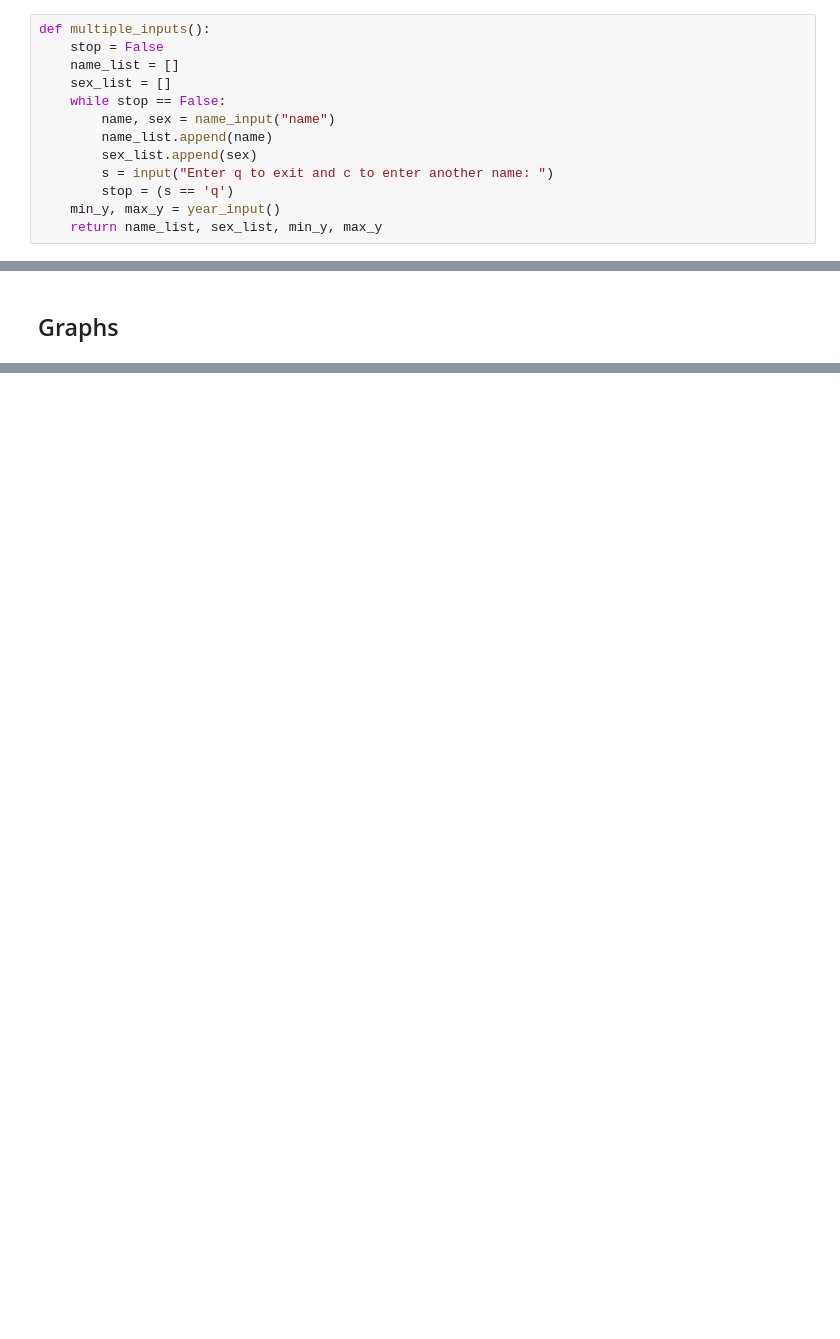
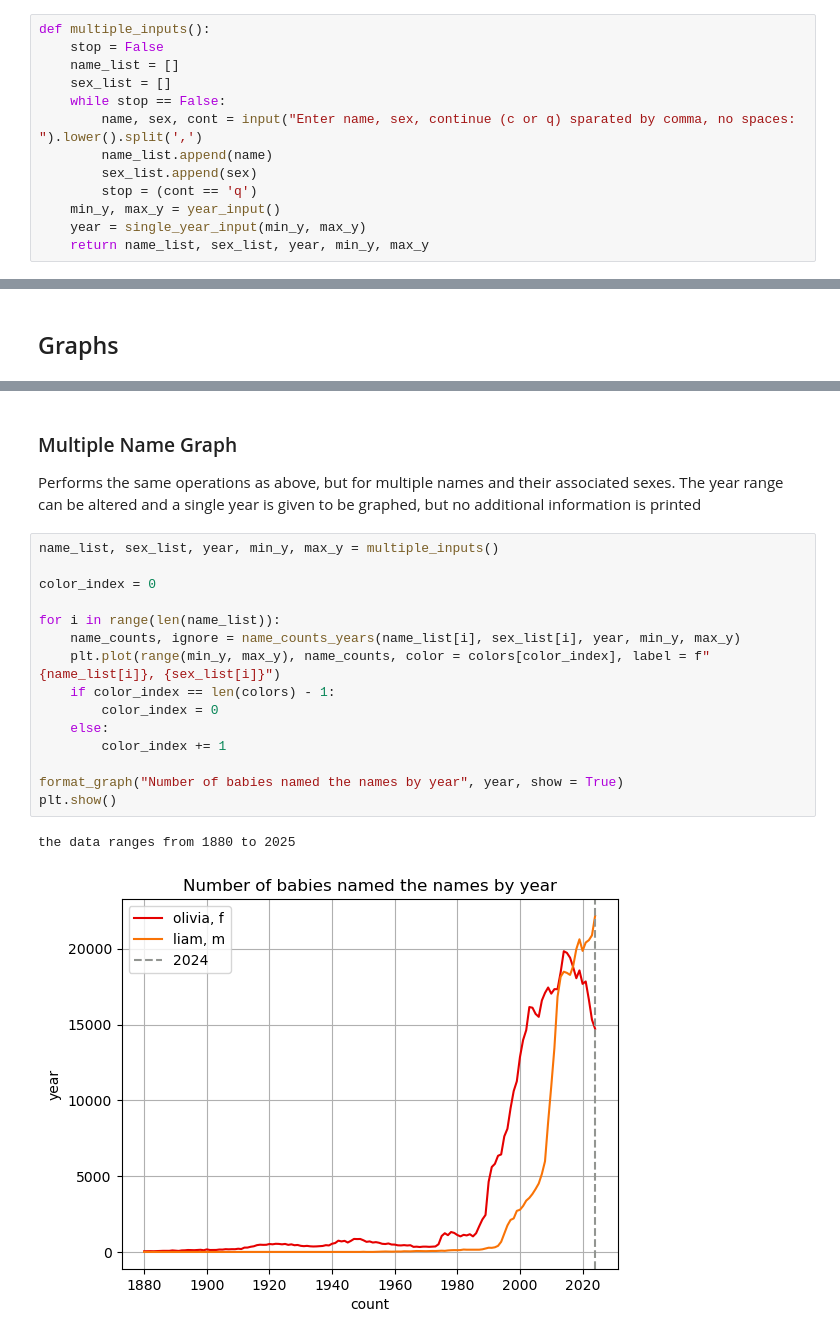
Before and after one commit to MalinMorris/NameData, a Jupyter notebook: data.ipynb, the cells around one changed output, grey strips where cells are left out. Saved outputs shown, nothing was run; the diff lists cells and outputs as text; blank space fills up the shorter version.

```diff
--- a/data.ipynb
+++ b/data.ipynb
@@ -85,13 +91,13 @@ def multiple_inputs():
     name_list = []
     sex_list = []
     while stop == False:
-        name, sex = name_input("name")
+        name, sex, cont = input("Enter name, sex, continue (c or q) sparated by comma, no spaces: ").lower().split(',')
         name_list.append(name)
         sex_list.append(sex)
-        s = input("Enter q to exit and c to enter another name: ")
-        stop = (s == 'q')
+        stop = (cont == 'q')
     min_y, max_y = year_input()
-    return name_list, sex_list, min_y, max_y
+    year = single_year_input(min_y, max_y)
+    return name_list, sex_list, year, min_y, max_y
 # %%
 def first_nonzero(name_list, min_y = min_data_year):
     name_list = np.array(name_list)
@@ -185,0 +204,21 @@ The name increased from 1 to 12, a 1100.00% increase over 1880 to 2024
+# %% [markdown]
+### Multiple Name Graph
+Performs the same operations as above, but for multiple names and their associated sexes. The year range can be altered and a single year is given to be graphed, but no additional information is printed
+# %%
+name_list, sex_list, year, min_y, max_y = multiple_inputs()
+
+color_index = 0
+
+for i in range(len(name_list)):
+    name_counts, ignore = name_counts_years(name_list[i], sex_list[i], year, min_y, max_y)
+    plt.plot(range(min_y, max_y), name_counts, color = colors[color_index], label = f"{name_list[i]}, {sex_list[i]}")
+    if color_index == len(colors) - 1:
+        color_index = 0
+    else:
+        color_index += 1
+
+format_graph("Number of babies named the names by year", year, show = True)
+plt.show()
+# %% [output]
+the data ranges from 1880 to 2025
+[figure, added]
```
Also changed, not shown: parts of 11 cells of this notebook, 2 other files.
